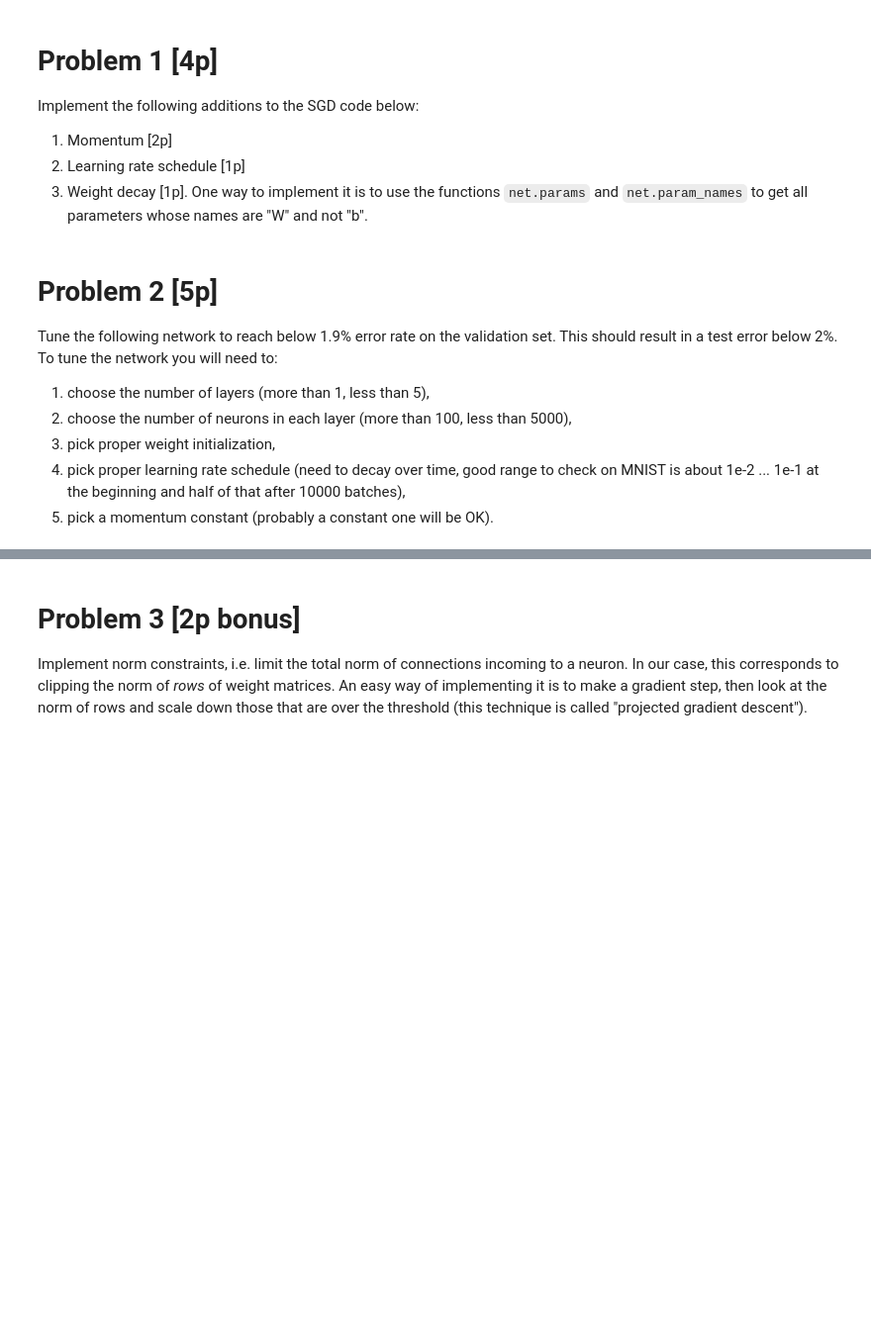
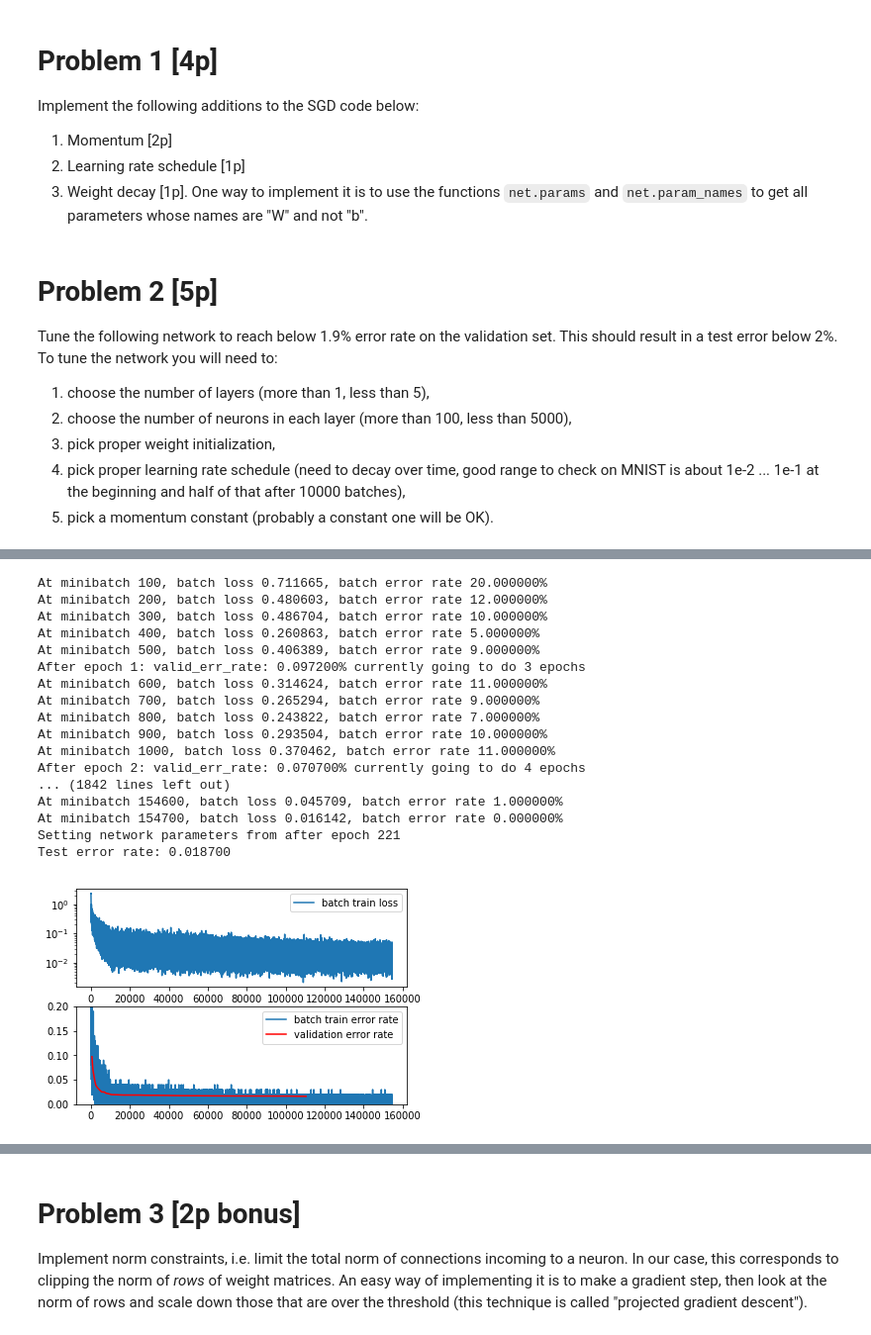
Before and after one commit to Acee11/nn_assignments, a Jupyter notebook: assignment5/Assignment5.ipynb, the cells around one changed output, grey strips where cells are left out. Shown at 99% size. Drawn from its saved outputs; the diff is of its cells as text; code cells hidden in the pictures; blank space fills up the shorter version.

```diff
--- a/assignment5/Assignment5.ipynb
+++ b/assignment5/Assignment5.ipynb
@@ -435,7 +521,7 @@ def compute_error_rate(net, stream):
         num_examples += X.shape[1]
     return num_errs/num_examples
 
-def SGD(net, train_stream, validation_stream, test_stream, alp=(5e-1, 5e-3), alp_dropout=20000, delta = 1e-1, lambd = 7e-3, epsilon = 5e-3):
+def SGD(net, train_stream, validation_stream, test_stream, alp=(5e-1, 5e-3), gamma = 0.05, delta = 1e-1, lambd = 7e-3, epsilon = 5e-3):
     i=0
     e=0
 
@@ -444,7 +530,8 @@ def SGD(net, train_stream, validation_stream, test_stream, alp=(5e-1, 5e-3), alp
     # TODO
     #
     # Hint: you need one valocity matrix for each parameter
-    velocities = [0. for P in net.parameters]
+    #velocities = [ for P in net.parameters]
+    velocities = [np.zeros_like(P) for P in net.parameters]
 
     best_valid_error_rate = np.inf
     best_params = deepcopy(net.parameters)
@@ -474,7 +561,6 @@ def SGD(net, train_stream, validation_stream, test_stream, alp=(5e-1, 5e-3), alp
                     print("At minibatch %d, batch loss %f, batch error rate %f%%" % (i, L, err_rate*100))
                 for P, V, G, N in zip(net.parameters, velocities, gradients, net.parameter_names):
                     if N == 'W':
-                        pass
                         #
                         # TODO: implement the weight decay addition to gradient
                         #
@@ -484,7 +570,7 @@ def SGD(net, train_stream, validation_stream, test_stream, alp=(5e-1, 5e-3), alp
                     # TODO: set a learning rate
                     #
                     # Hint, use the iteration counter i
-                    alpha = alp[1] - (alp[1] - alp[0]) * (alp_dropout / (alp_dropout + i))
+                    alpha = alp[1] if i >= 10000 else alp[0]
 
 
                     #
@@ -510,9 +596,10 @@ def SGD(net, train_stream, validation_stream, test_stream, alp=(5e-1, 5e-3), alp
             val_error_rate = compute_error_rate(net, validation_stream)
 
             if prev_val_error_rate >= val_error_rate:
-                alpha *= 1.05
+                alpha *= (1 + gamma)
             elif (abs(prev_val_error_rate - val_error_rate) >= delta):
                 alpha /= 1.5
+                #gamma /= 1.5
 
             if val_error_rate < best_valid_error_rate:
                 number_of_epochs = np.maximum(number_of_epochs, e * patience_expansion+1)
@@ -597,3 +685,41 @@ Test error rate: 0.019900
+# %%
+net = FeedForwardNet([
+        AffineLayer(784,600),
+        ReLULayer(),
+        AffineLayer(600,400),
+        ReLULayer(),
+        AffineLayer(400,10),
+        SoftMaxLayer()
+        ])
+
+
+SGD(net, mnist_train_stream, mnist_validation_stream, mnist_test_stream,
+   alp=(4e-2, 5e-3),
+   gamma = 0.05,
+   delta = 1e-1,
+   lambd = 1e-3,
+   epsilon = 1e-10)
+
+print("Test error rate: %f" % (compute_error_rate(net, mnist_test_stream), ))
+# %% [output]
+At minibatch 100, batch loss 0.711665, batch error rate 20.000000%
+At minibatch 200, batch loss 0.480603, batch error rate 12.000000%
+At minibatch 300, batch loss 0.486704, batch error rate 10.000000%
+At minibatch 400, batch loss 0.260863, batch error rate 5.000000%
+At minibatch 500, batch loss 0.406389, batch error rate 9.000000%
+After epoch 1: valid_err_rate: 0.097200% currently going to do 3 epochs
+At minibatch 600, batch loss 0.314624, batch error rate 11.000000%
+At minibatch 700, batch loss 0.265294, batch error rate 9.000000%
+At minibatch 800, batch loss 0.243822, batch error rate 7.000000%
+At minibatch 900, batch loss 0.293504, batch error rate 10.000000%
+At minibatch 1000, batch loss 0.370462, batch error rate 11.000000%
+After epoch 2: valid_err_rate: 0.070700% currently going to do 4 epochs
+... (1842 lines left out)
+At minibatch 154600, batch loss 0.045709, batch error rate 1.000000%
+At minibatch 154700, batch loss 0.016142, batch error rate 0.000000%
+Setting network parameters from after epoch 221
+Test error rate: 0.018700
+[figure, added]
 # %%
 compute_error_rate(net, mnist_test_stream)
 # %% [output]
```
Also changed, not shown: parts of 22 cells of this notebook.
